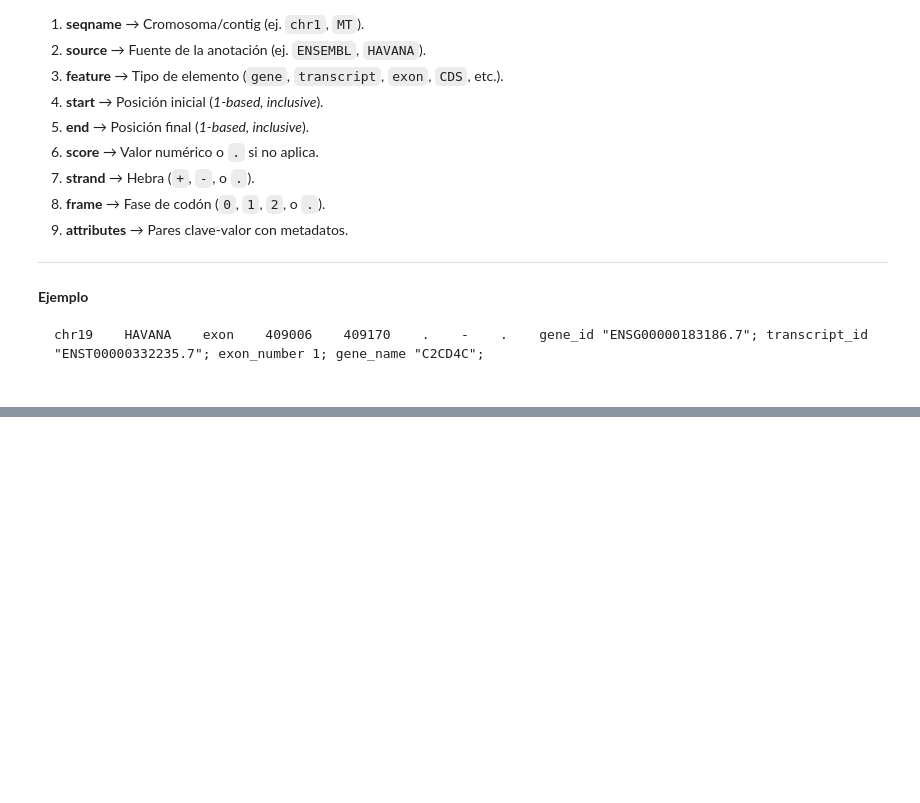
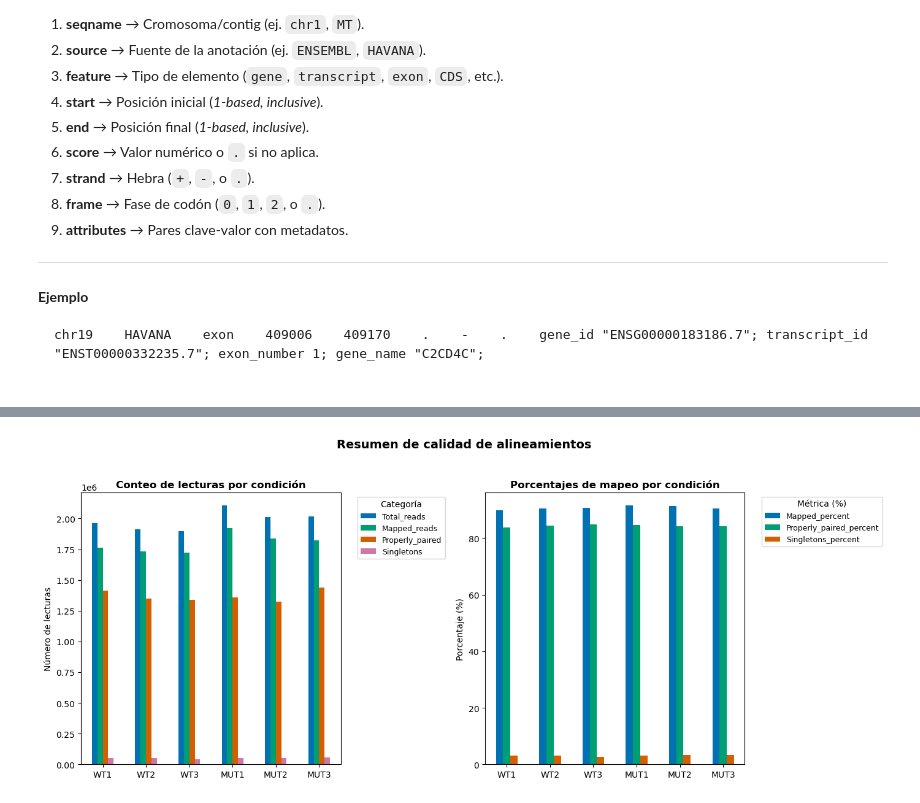
Before and after one commit to gonzajavier/bioinfotest, a Jupyter notebook: ntbk/rnaseq_book.ipynb, the cells around one changed output, grey strips where cells are left out. Drawn from its saved outputs; the diff is of its cells as text; code cells hidden in the pictures; blank space fills up the shorter version.

```diff
--- a/ntbk/rnaseq_book.ipynb
+++ b/ntbk/rnaseq_book.ipynb
@@ -55,0 +121,85 @@ chr19    HAVANA    exon    409006    409170    .    -    .    gene_id "ENSG00000
+# %%
+import os
+import re
+import pandas as pd
+import matplotlib.pyplot as plt
+
+# --- Configuración ---
+stats_dir = "../run/alignment/stats"
+conditions = ["WT1", "WT2", "WT3", "MUT1", "MUT2", "MUT3"]
+
+# --- Función para extraer métricas desde cada archivo ---
+def parse_flagstat(file_path):
+    data = {
+        "Total_reads": 0,
+        "Mapped_reads": 0,
+        "Mapped_percent": 0.0,
+        "Properly_paired": 0,
+        "Properly_paired_percent": 0.0,
+        "Singletons": 0,
+        "Singletons_percent": 0.0
+    }
+
+    with open(file_path, "r") as f:
+        for line in f:
+            if "in total" in line:
+                data["Total_reads"] = int(line.split("+")[0].strip())
+            elif "mapped (" in line and "primary mapped" not in line:
+                match = re.search(r"(\d+) \+ \d+ mapped \(([\d\.]+)%", line)
+                if match:
+                    data["Mapped_reads"] = int(match.group(1))
+                    data["Mapped_percent"] = float(match.group(2))
+            elif "properly paired" in line:
+                match = re.search(r"(\d+) \+ \d+ properly paired \(([\d\.]+)%", line)
+                if match:
+                    data["Properly_paired"] = int(match.group(1))
+                    data["Properly_paired_percent"] = float(match.group(2))
+            elif "singletons" in line:
+                match = re.search(r"(\d+) \+ \d+ singletons \(([\d\.]+)%", line)
+                if match:
+                    data["Singletons"] = int(match.group(1))
+                    data["Singletons_percent"] = float(match.group(2))
+    return data
+
+# --- Procesar todos los reportes ---
+results = {}
+for cond in conditions:
+    report_path = os.path.join(stats_dir, f"report{cond}.txt")
+    if os.path.exists(report_path):
+        results[cond] = parse_flagstat(report_path)
+    else:
+        print(f"⚠️  No se encontró {report_path}")
+
+# --- Crear DataFrame ---
+df = pd.DataFrame(results).T
+df.index.name = "Condition"
+
+print("\nResumen extraído de los reportes:")
+print(df)
+
+# --- Crear figura con dos subplots ---
+plt.style.use("seaborn-v0_8-colorblind")
+fig, axes = plt.subplots(1, 2, figsize=(14, 6))
+
+# --- Panel 1: conteos absolutos ---
+df[["Total_reads", "Mapped_reads", "Properly_paired", "Singletons"]].plot(kind="bar", ax=axes[0])
+axes[0].set_title("Conteo de lecturas por condición", fontsize=12, weight="bold")
+axes[0].set_ylabel("Número de lecturas")
+axes[0].set_xlabel("")
+axes[0].tick_params(axis='x', rotation=0)
+axes[0].legend(title="Categoría", bbox_to_anchor=(1.05, 1), loc="upper left", fontsize=9)
+
+# --- Panel 2: porcentajes ---
+df[["Mapped_percent", "Properly_paired_percent", "Singletons_percent"]].plot(kind="bar", ax=axes[1])
+axes[1].set_title("Porcentajes de mapeo por condición", fontsize=12, weight="bold")
+axes[1].set_ylabel("Porcentaje (%)")
+axes[1].set_xlabel("")
+axes[1].tick_params(axis='x', rotation=0)
+axes[1].legend(title="Métrica (%)", bbox_to_anchor=(1.05, 1), loc="upper left", fontsize=9)
+
+plt.suptitle("Resumen de calidad de alineamientos", fontsize=14, weight="bold")
+plt.tight_layout(rect=[0, 0.03, 1, 0.95])
+
+plt.savefig("alignment_summary_panel.png", dpi=300)
+plt.show()
+# %% [output]
@@ -55,0 +224 @@ chr19    HAVANA    exon    409006    409170    .    -    .    gene_id "ENSG00000
+[figure, added]
```
Also changed, not shown: parts of 9 cells of this notebook.
